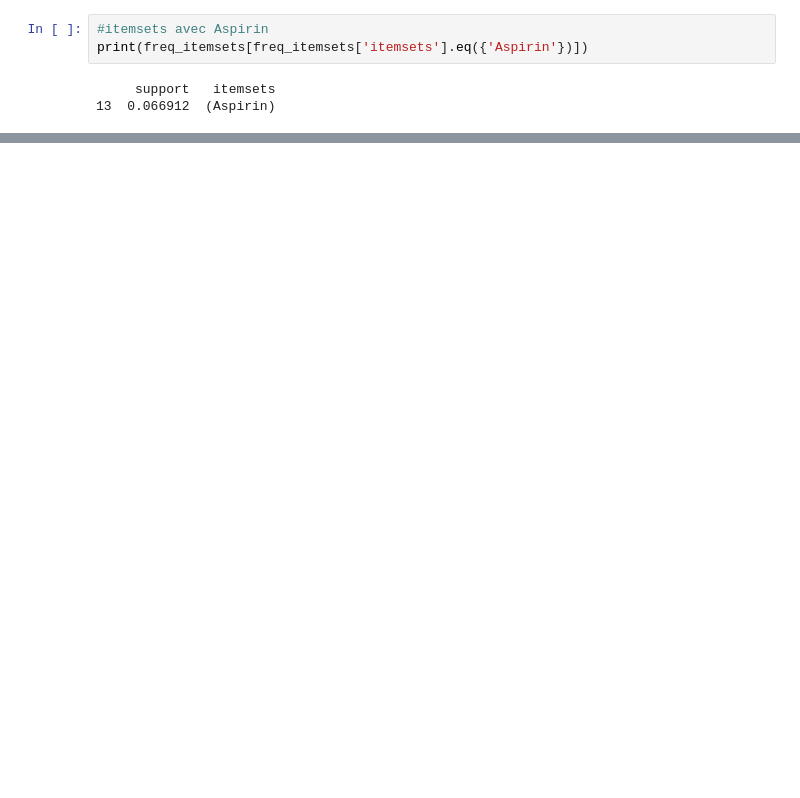
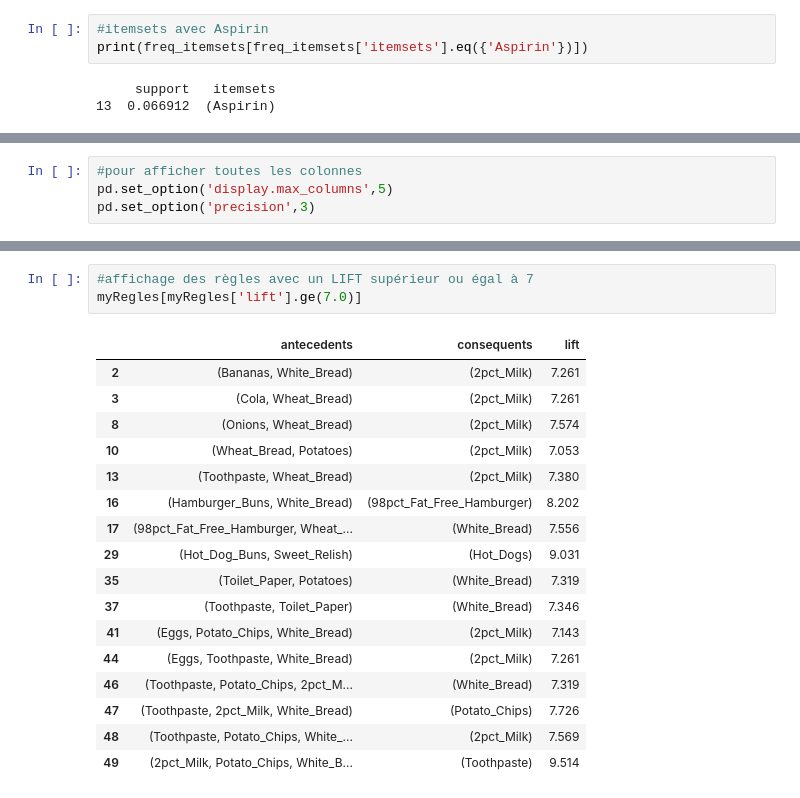
Before and after one commit to Nassima-el-jazouli/Regles-Association, a Jupyter notebook: association_market.ipynb, the cells around one changed output, grey strips where cells are left out. Cells and saved outputs as stored; diff of their text form; blank space fills up the shorter version.

```diff
--- a/association_market.ipynb
+++ b/association_market.ipynb
@@ -203,0 +254,4 @@ print(freq_itemsets[freq_itemsets['itemsets'].ge({'Eggs','Aspirin'})])
+# %%
+#pour afficher toutes les colonnes
+pd.set_option('display.max_columns',5)
+pd.set_option('precision',3)
@@ -203,0 +268,21 @@ print(freq_itemsets[freq_itemsets['itemsets'].ge({'Eggs','Aspirin'})])
+# %%
+#affichage des règles avec un LIFT supérieur ou égal à 7
+myRegles[myRegles['lift'].ge(7.0)]
+# %% [output]
+|  | antecedents | consequents | lift |
+| 2 | (Bananas, White_Bread) | (2pct_Milk) | 7.261 |
+| 3 | (Cola, Wheat_Bread) | (2pct_Milk) | 7.261 |
+| 8 | (Onions, Wheat_Bread) | (2pct_Milk) | 7.574 |
+| 10 | (Wheat_Bread, Potatoes) | (2pct_Milk) | 7.053 |
+| 13 | (Toothpaste, Wheat_Bread) | (2pct_Milk) | 7.380 |
+| 16 | (Hamburger_Buns, White_Bread) | (98pct_Fat_Free_Hamburger) | 8.202 |
+| 17 | (98pct_Fat_Free_Hamburger, Wheat_... | (White_Bread) | 7.556 |
+| 29 | (Hot_Dog_Buns, Sweet_Relish) | (Hot_Dogs) | 9.031 |
+| 35 | (Toilet_Paper, Potatoes) | (White_Bread) | 7.319 |
+| 37 | (Toothpaste, Toilet_Paper) | (White_Bread) | 7.346 |
+| 41 | (Eggs, Potato_Chips, White_Bread) | (2pct_Milk) | 7.143 |
+| 44 | (Eggs, Toothpaste, White_Bread) | (2pct_Milk) | 7.261 |
+| 46 | (Toothpaste, Potato_Chips, 2pct_M... | (White_Bread) | 7.319 |
+| 47 | (Toothpaste, 2pct_Milk, White_Bread) | (Potato_Chips) | 7.726 |
+| 48 | (Toothpaste, Potato_Chips, White_... | (2pct_Milk) | 7.569 |
+| 49 | (2pct_Milk, Potato_Chips, White_B... | (Toothpaste) | 9.514 |
```
Also changed, not shown: parts of 17 cells of this notebook.
